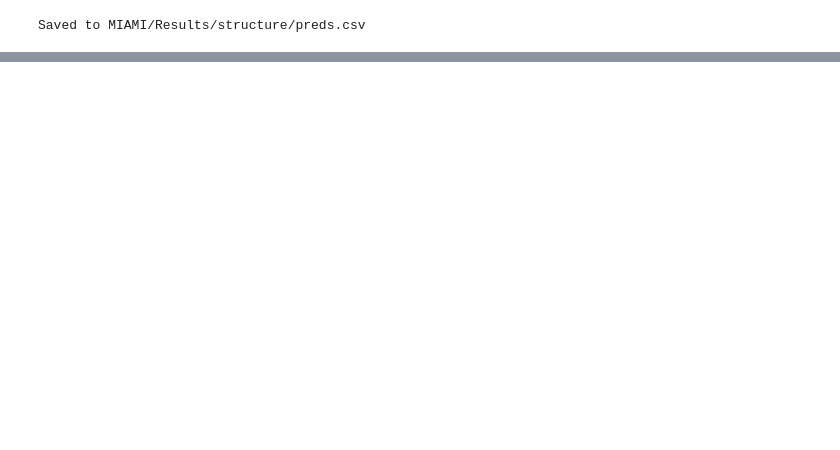
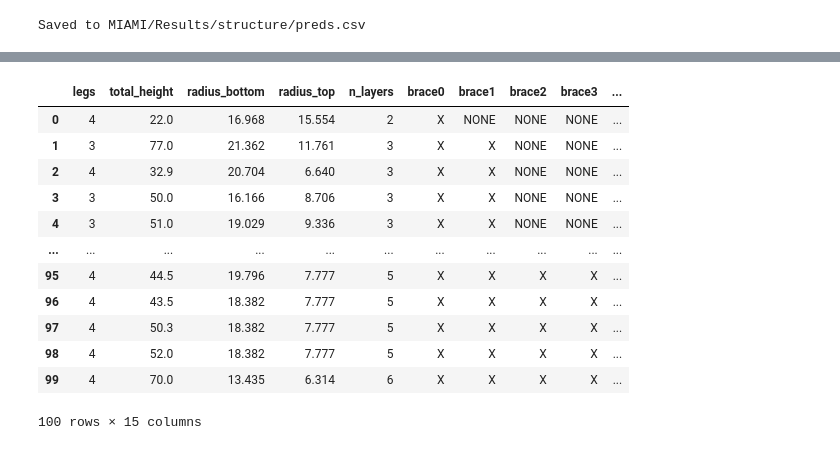
Before and after one commit to Panagiotou/M1DGMM, a Jupyter notebook: MIAMI_test_on_structures.ipynb, the cells around one changed output, grey strips where cells are left out. Drawn from its saved outputs; the diff is of its cells as text; code cells hidden in the pictures; blank space fills up the shorter version.

```diff
--- a/MIAMI_test_on_structures.ipynb
+++ b/MIAMI_test_on_structures.ipynb
@@ -445 +439,17 @@ print(acceptance_rate)
+# %%
+train_original
+# %% [output]
+|  | legs | total_height | radius_bottom | radius_top | n_layers | brace0 | brace1 | brace2 | brace3 | ... |
+| 0 | 4 | 22.0 | 16.968 | 15.554 | 2 | X | NONE | NONE | NONE | ... |
+| 1 | 3 | 77.0 | 21.362 | 11.761 | 3 | X | X | NONE | NONE | ... |
+| 2 | 4 | 32.9 | 20.704 | 6.640 | 3 | X | X | NONE | NONE | ... |
+| 3 | 3 | 50.0 | 16.166 | 8.706 | 3 | X | X | NONE | NONE | ... |
+| 4 | 3 | 51.0 | 19.029 | 9.336 | 3 | X | X | NONE | NONE | ... |
+| ... | ... | ... | ... | ... | ... | ... | ... | ... | ... | ... |
+| 95 | 4 | 44.5 | 19.796 | 7.777 | 5 | X | X | X | X | ... |
+| 96 | 4 | 43.5 | 18.382 | 7.777 | 5 | X | X | X | X | ... |
+| 97 | 4 | 50.3 | 18.382 | 7.777 | 5 | X | X | X | X | ... |
+| 98 | 4 | 52.0 | 18.382 | 7.777 | 5 | X | X | X | X | ... |
+| 99 | 4 | 70.0 | 13.435 | 6.314 | 6 | X | X | X | X | ... |
+100 rows × 15 columns
 # %%
```
Also changed, not shown: parts of 20 cells of this notebook, 1 other file.
